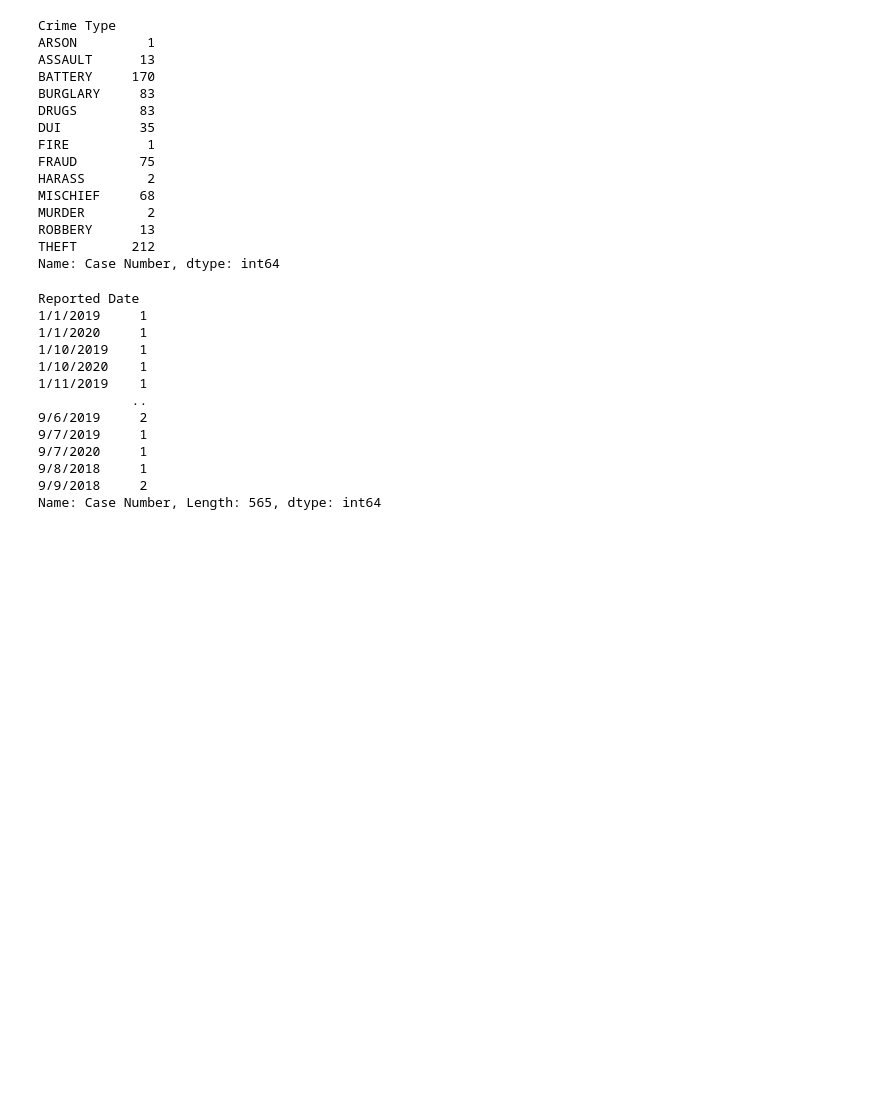
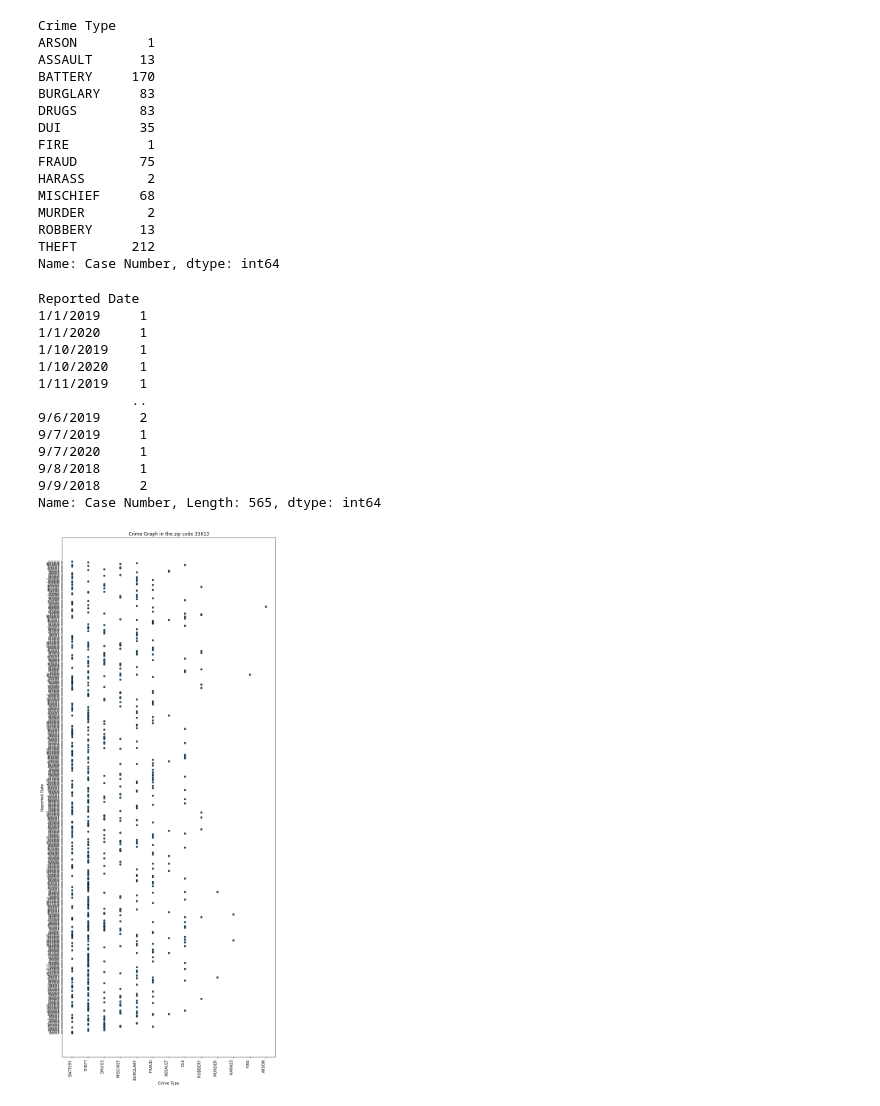
Before and after one commit to gregb23/Project1_Group4, a Jupyter notebook: SA/Codes/datacrimes33613.ipynb, the cells around one changed output. Saved outputs shown, nothing was run; the diff lists cells and outputs as text; code cells hidden in the pictures; blank space fills up the shorter version.

```diff
--- a/SA/Codes/datacrimes33613.ipynb
+++ b/SA/Codes/datacrimes33613.ipynb
@@ -99,3 +106,11 @@ Reported Date
 9/8/2018     1
 9/9/2018     2
 Name: Case Number, Length: 565, dtype: int64
+# %%
+data_crime_no_traffic_df.plot(kind="scatter", x="Crime Type", y="Reported Date", figsize=(10,25),
+                              facecolors="red", edgecolors="black", title="Crime Graph in the zip code 33613")
+plt.xticks(rotation=90,  horizontalalignment='right', fontweight='light', fontsize='medium',)
+plt.yticks(horizontalalignment='right', fontweight='light', fontsize=6)
+plt.show()
+# %% [output]
+[figure, added]
```
Also changed, not shown: parts of 7 cells of this notebook.
